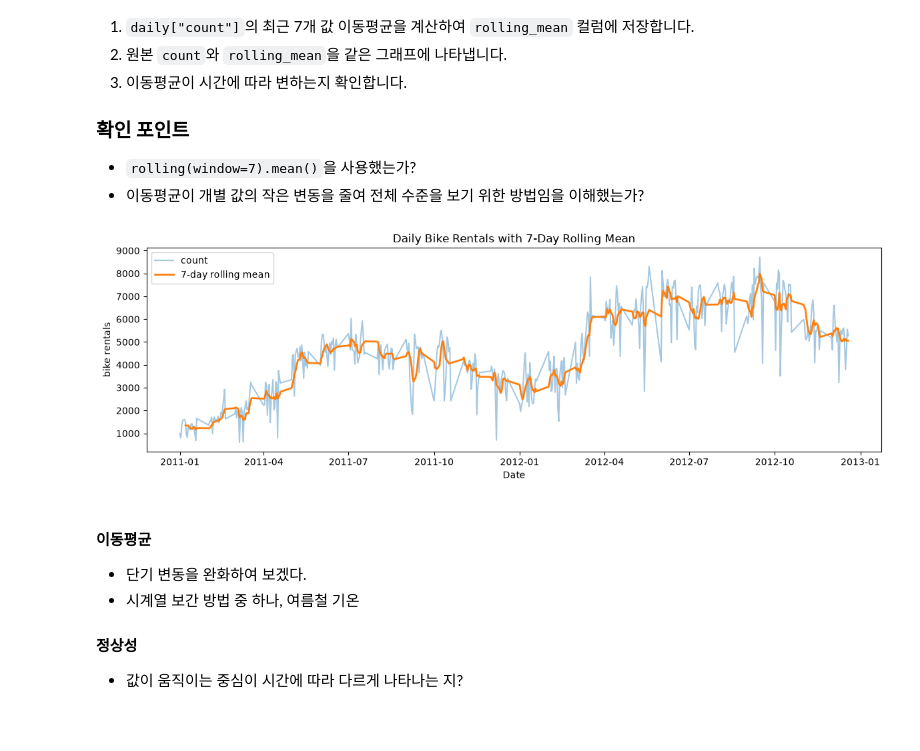
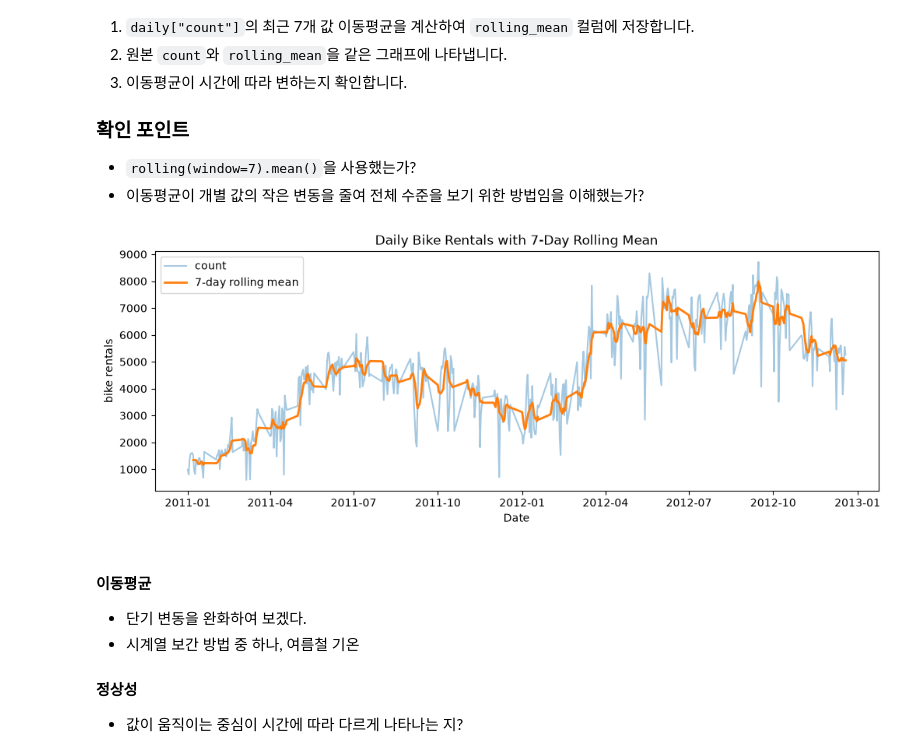
Before and after one commit to prohayo33/Kant_study, a Jupyter notebook: practice-ml/2장1강 시계열 데이터 정상성 진단 실습문제.ipynb, the cells around one changed output. Saved outputs shown, nothing was run; the diff lists cells and outputs as text; code cells hidden in the pictures; blank space fills up the shorter version.

```diff
--- a/practice-ml/2장1강 시계열 데이터 정상성 진단 실습문제.ipynb
+++ b/practice-ml/2장1강 시계열 데이터 정상성 진단 실습문제.ipynb
@@ -327,19 +331,19 @@ plt.show()
 # %%
 # TODO
 # 7개 값 이동평균을 계산하고 원본 count와 함께 시각화하세요.
+# window=7은 현재값을 포함해서 최근 7개 관측값의 평균
 daily['rolling_mean'] = daily['count'].rolling(window=7).mean()
 
 plt.figure(figsize=(12,4))
 plt.plot(daily['date'],daily['count'],label='count',alpha=0.4)
 plt.plot(daily["date"], daily["rolling_mean"], label="7-day rolling mean", linewidth=2)
 plt.title("Daily Bike Rentals with 7-Day Rolling Mean")
 plt.xlabel("Date")
 plt.ylabel("bike rentals")
 plt.legend()
-plt.tight_layout()
 plt.show()
 # %% [output]
-[figure, old version]
+[figure, new version]
 # %% [markdown]
 #### 이동평균
 - 단기 변동을 완화하여 보겠다.
```
Also changed, not shown: parts of 8 cells of this notebook.
